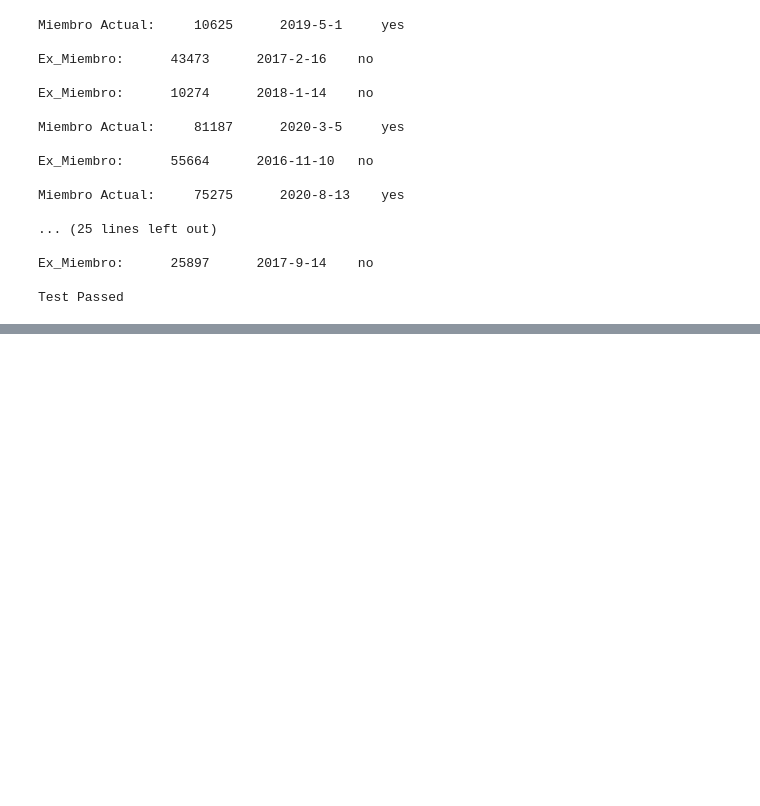
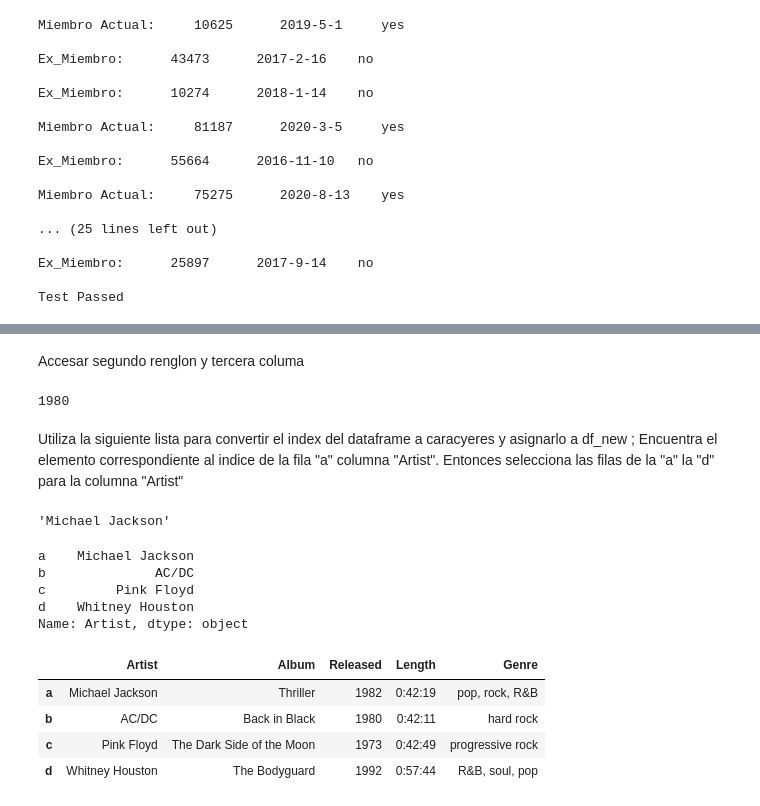
Before and after one commit to PosgradoMNA/actividades-de-aprendizaje-a00351269, a Jupyter notebook: Curso_Modulo4_IBM_Python_DataScience.ipynb, the cells around one changed output, grey strips where cells are left out. Cells and saved outputs as stored; diff of their text form; code cells hidden in the pictures; blank space fills up the shorter version.

```diff
--- a/Curso_Modulo4_IBM_Python_DataScience.ipynb
+++ b/Curso_Modulo4_IBM_Python_DataScience.ipynb
@@ -522,0 +658,35 @@ Test Passed
+# %% [markdown]
+Accesar segundo renglon y tercera columa
+# %%
+df.iloc[1, 2]
+# %% [output]
+1980
+# %% [markdown]
+Utiliza la siguiente lista para convertir el index del dataframe a caracyeres y asignarlo a df_new ;
+Encuentra el elemento correspondiente al indice de la fila "a" columna "Artist".
+Entonces selecciona las filas de la "a" la "d"  para la columna "Artist"
+# %%
+#Nuevos indices a definir en el dataframe
+new_index=['a','b','c','d','e','f','g','h']
+
+df_new=df
+df_new.index=new_index
+df_new.loc['a', 'Artist']
+# %% [output]
+'Michael Jackson'
+# %%
+df_new.loc['a':'d', 'Artist']
+# %% [output]
+a    Michael Jackson
+b              AC/DC
+c         Pink Floyd
+d    Whitney Houston
+Name: Artist, dtype: object
+# %%
+df_new.loc ["a":"d", "Artist": "Genre"]
+# %% [output]
+|  | Artist | Album | Released | Length | Genre |
+| a | Michael Jackson | Thriller | 1982 | 0:42:19 | pop, rock, R&B |
+| b | AC/DC | Back in Black | 1980 | 0:42:11 | hard rock |
+| c | Pink Floyd | The Dark Side of the Moon | 1973 | 0:42:49 | progressive rock |
+| d | Whitney Houston | The Bodyguard | 1992 | 0:57:44 | R&B, soul, pop |
```
Also changed, not shown: parts of 18 cells of this notebook.
